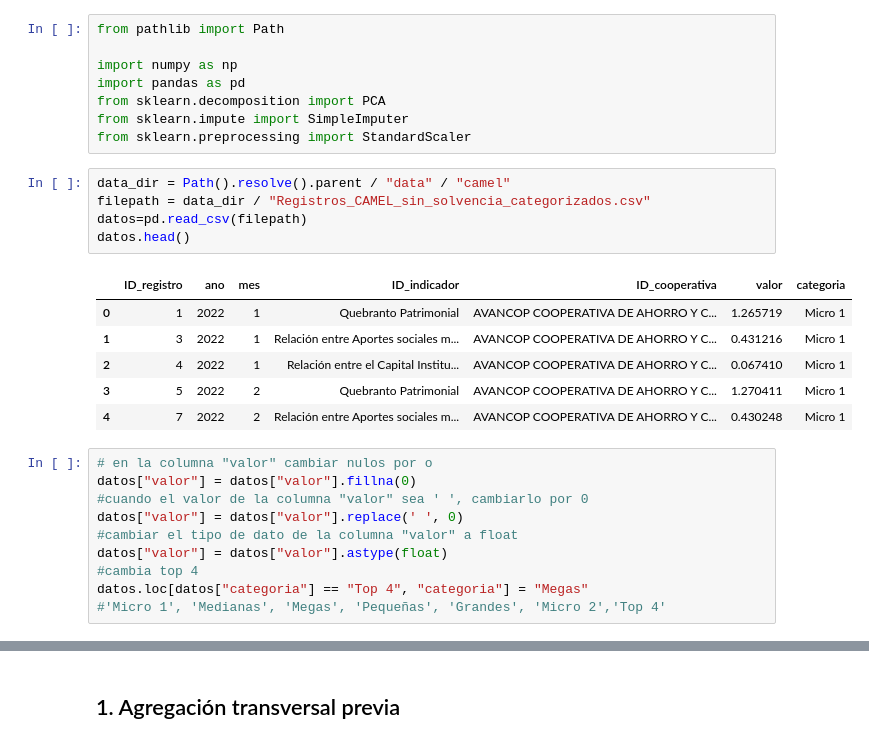
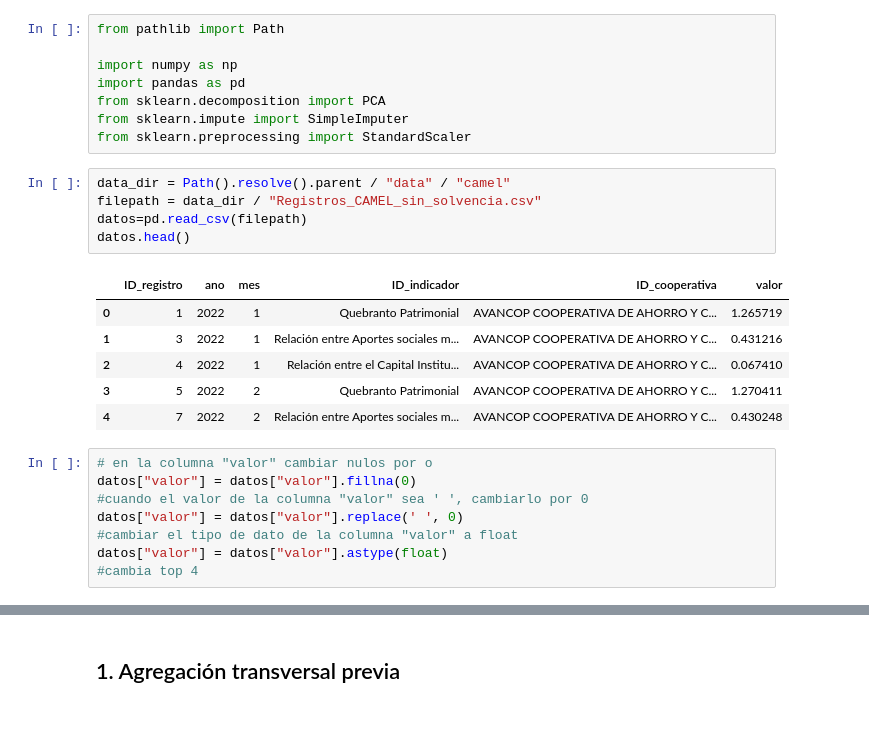
Before and after one commit to jhquiza/proyecto-riesgos, a Jupyter notebook: camel/Estimación_CAMEL.ipynb, the cells around one changed output, grey strips where cells are left out. Drawn from its saved outputs; the diff is of its cells as text.

Commit message:
Modificaciones estimación de CAMEL.

```diff
--- a/camel/Estimación_CAMEL.ipynb
+++ b/camel/Estimación_CAMEL.ipynb
@@ -20,16 +20,16 @@ from sklearn.impute import SimpleImputer
 from sklearn.preprocessing import StandardScaler
 # %%
 data_dir = Path().resolve().parent / "data" / "camel"
-filepath = data_dir / "Registros_CAMEL_sin_solvencia_categorizados.csv"
+filepath = data_dir / "Registros_CAMEL_sin_solvencia.csv"
 datos=pd.read_csv(filepath)
 datos.head()
 # %% [output]
-|  | ID_registro | ano | mes | ID_indicador | ID_cooperativa | valor | categoria |
-| 0 | 1 | 2022 | 1 | Quebranto Patrimonial | AVANCOP COOPERATIVA DE AHORRO Y C... | 1.265719 | Micro 1 |
-| 1 | 3 | 2022 | 1 | Relación entre Aportes sociales m... | AVANCOP COOPERATIVA DE AHORRO Y C... | 0.431216 | Micro 1 |
-| 2 | 4 | 2022 | 1 | Relación entre el Capital Institu... | AVANCOP COOPERATIVA DE AHORRO Y C... | 0.067410 | Micro 1 |
-| 3 | 5 | 2022 | 2 | Quebranto Patrimonial | AVANCOP COOPERATIVA DE AHORRO Y C... | 1.270411 | Micro 1 |
-| 4 | 7 | 2022 | 2 | Relación entre Aportes sociales m... | AVANCOP COOPERATIVA DE AHORRO Y C... | 0.430248 | Micro 1 |
+|  | ID_registro | ano | mes | ID_indicador | ID_cooperativa | valor |
+| 0 | 1 | 2022 | 1 | Quebranto Patrimonial | AVANCOP COOPERATIVA DE AHORRO Y C... | 1.265719 |
+| 1 | 3 | 2022 | 1 | Relación entre Aportes sociales m... | AVANCOP COOPERATIVA DE AHORRO Y C... | 0.431216 |
+| 2 | 4 | 2022 | 1 | Relación entre el Capital Institu... | AVANCOP COOPERATIVA DE AHORRO Y C... | 0.067410 |
+| 3 | 5 | 2022 | 2 | Quebranto Patrimonial | AVANCOP COOPERATIVA DE AHORRO Y C... | 1.270411 |
+| 4 | 7 | 2022 | 2 | Relación entre Aportes sociales m... | AVANCOP COOPERATIVA DE AHORRO Y C... | 0.430248 |
 # %%
 # en la columna "valor" cambiar nulos por o
 datos["valor"] = datos["valor"].fillna(0)
@@ -38,8 +38,6 @@ datos["valor"] = datos["valor"].replace(' ', 0)
 #cambiar el tipo de dato de la columna "valor" a float
 datos["valor"] = datos["valor"].astype(float)
 #cambia top 4
-datos.loc[datos["categoria"] == "Top 4", "categoria"] = "Megas"
-#'Micro 1', 'Medianas', 'Megas', 'Pequeñas', 'Grandes', 'Micro 2','Top 4'
 # %%
 datos.info()
 # %% [output]
```
Also changed, not shown: parts of 18 cells of this notebook, 2 other files.
